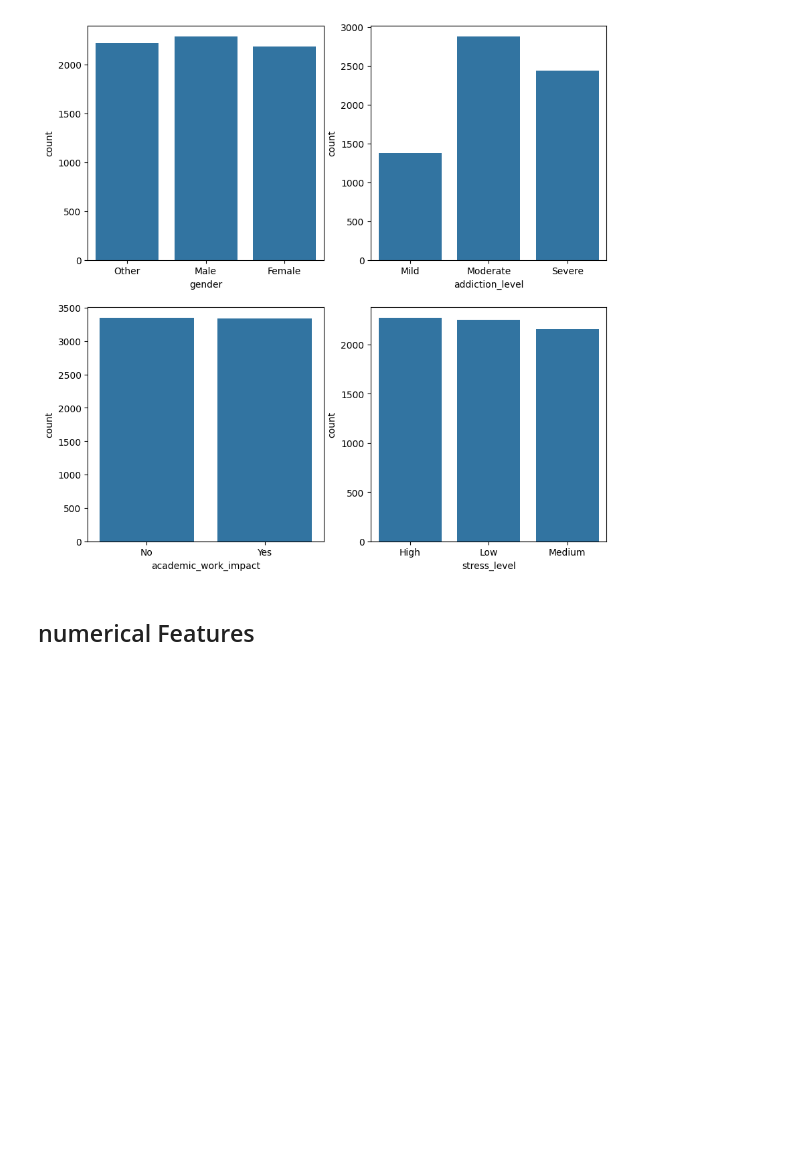
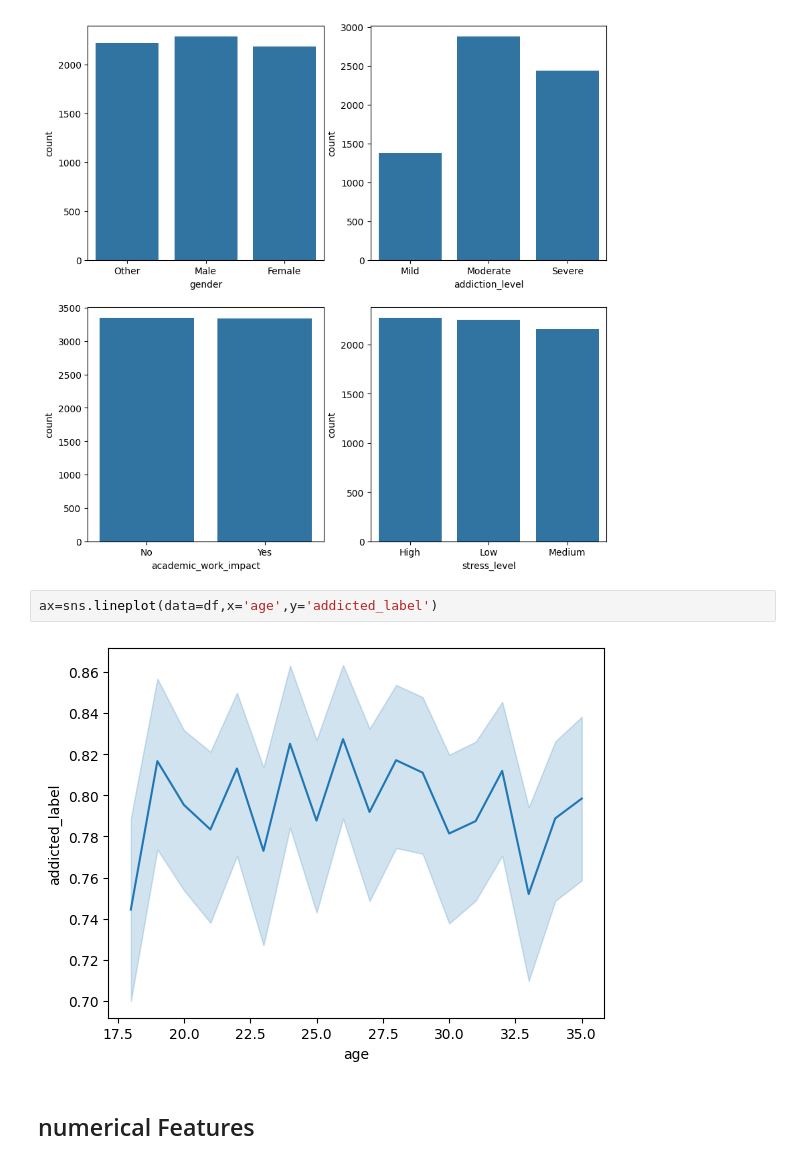
Before and after one commit to abeeraz379/Smartphone-Usage-Addiction-Analysis-, a Jupyter notebook: Smartphone_Usage_&_Addiction_Analysis_.ipynb, the cells around one changed output. Drawn from its saved outputs; the diff is of its cells as text; blank space fills up the shorter version.

```diff
--- a/Smartphone_Usage_&_Addiction_Analysis_.ipynb
+++ b/Smartphone_Usage_&_Addiction_Analysis_.ipynb
@@ -193,6 +202,10 @@ ax[1][0]=sns.countplot(x='academic_work_impact',data=df,ax=ax[1][0])
 ax[1][1]=sns.countplot(x='stress_level',data=df,ax=ax[1][1]);
 # %% [output]
 [figure]
+# %%
+ax=sns.lineplot(data=df,x='age',y='addicted_label')
+# %% [output]
+[figure, added]
 # %% [markdown]
 ## numerical Features
 # %%
```
Also changed, not shown: parts of 11 cells of this notebook.
